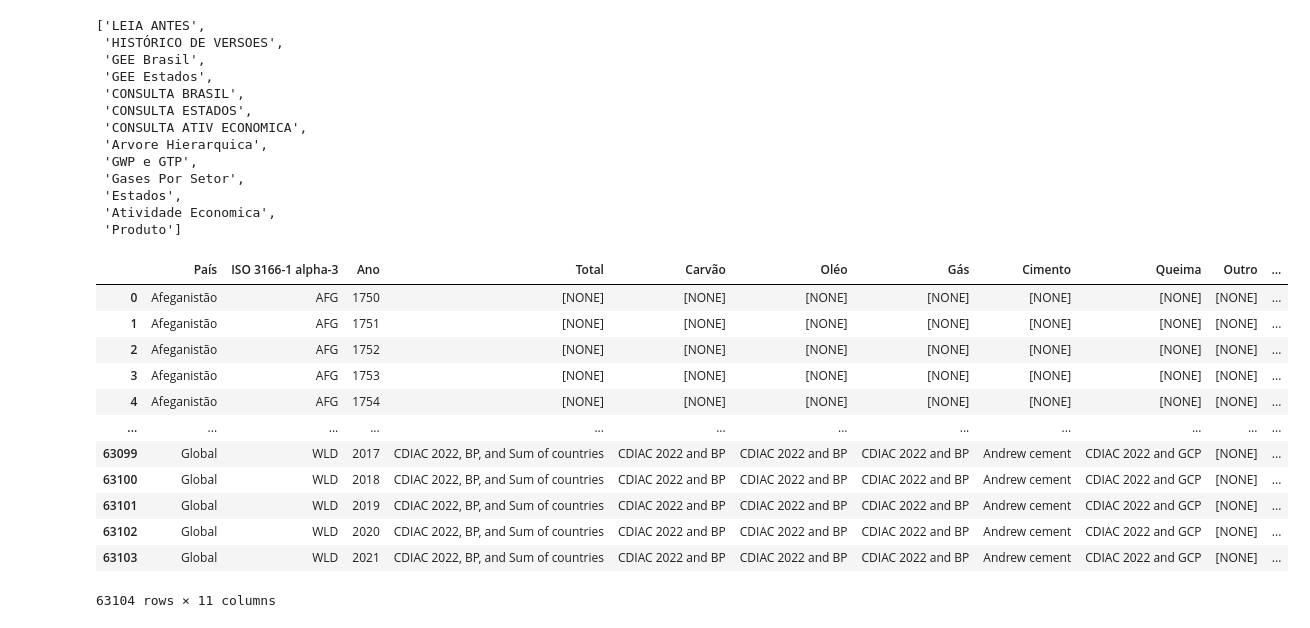
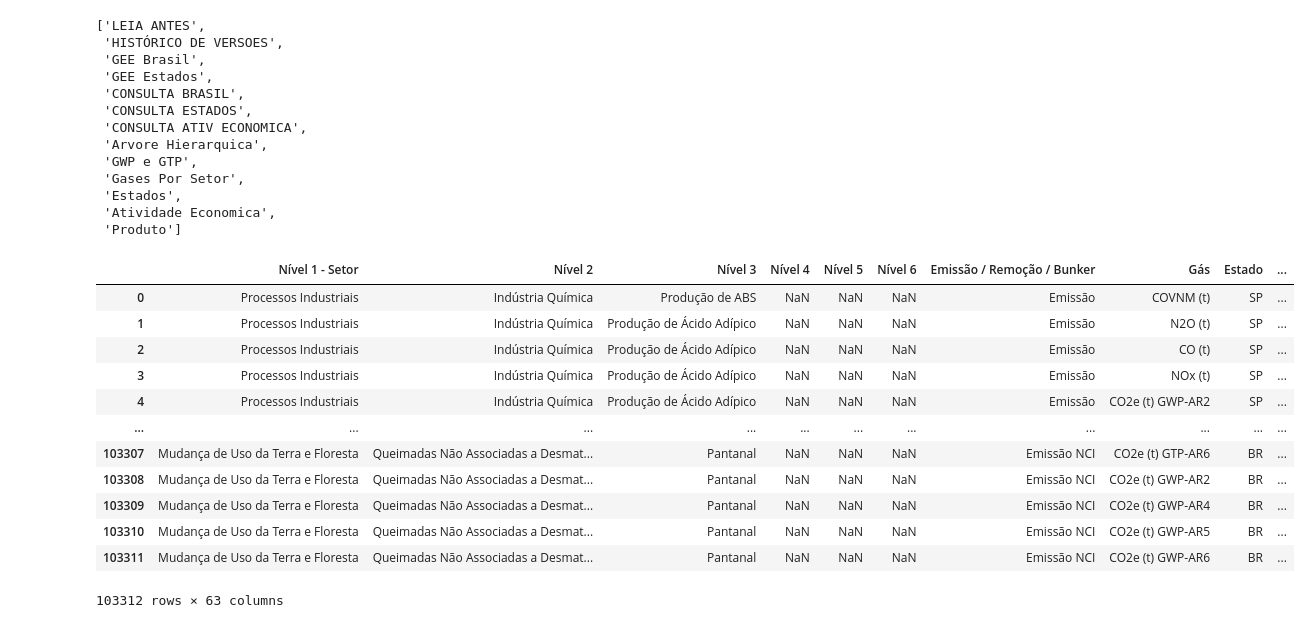
Before and after one commit to carlosclaudinolima/aulaspython, a Jupyter notebook: SEEG_01.ipynb, the cells around one changed output. Cells and saved outputs as stored; diff of their text form; code cells hidden in the pictures.

```diff
--- a/SEEG_01.ipynb
+++ b/SEEG_01.ipynb
@@ -23,18 +23,20 @@ ExcelFile(url).sheet_names
  'Atividade Economica',
  'Produto']
 # %%
-pd.read_excel(url, sheet_name='fontes')
+emissoes_gases = pd.read_excel(url, sheet_name='GEE Estados')
-# %% [output]
-|  | País | ISO 3166-1 alpha-3 | Ano | Total | Carvão | Oléo | Gás | Cimento | Queima | Outro | ... |
-| 0 | Afeganistão | AFG | 1750 | [NONE] | [NONE] | [NONE] | [NONE] | [NONE] | [NONE] | [NONE] | ... |
-| 1 | Afeganistão | AFG | 1751 | [NONE] | [NONE] | [NONE] | [NONE] | [NONE] | [NONE] | [NONE] | ... |
-| 2 | Afeganistão | AFG | 1752 | [NONE] | [NONE] | [NONE] | [NONE] | [NONE] | [NONE] | [NONE] | ... |
-| 3 | Afeganistão | AFG | 1753 | [NONE] | [NONE] | [NONE] | [NONE] | [NONE] | [NONE] | [NONE] | ... |
-| 4 | Afeganistão | AFG | 1754 | [NONE] | [NONE] | [NONE] | [NONE] | [NONE] | [NONE] | [NONE] | ... |
-| ... | ... | ... | ... | ... | ... | ... | ... | ... | ... | ... | ... |
-| 63099 | Global | WLD | 2017 | CDIAC 2022, BP, and Sum of countries | CDIAC 2022 and BP | CDIAC 2022 and BP | CDIAC 2022 and BP | Andrew cement | CDIAC 2022 and GCP | [NONE] | ... |
-| 63100 | Global | WLD | 2018 | CDIAC 2022, BP, and Sum of countries | CDIAC 2022 and BP | CDIAC 2022 and BP | CDIAC 2022 and BP | Andrew cement | CDIAC 2022 and GCP | [NONE] | ... |
-| 63101 | Global | WLD | 2019 | CDIAC 2022, BP, and Sum of countries | CDIAC 2022 and BP | CDIAC 2022 and BP | CDIAC 2022 and BP | Andrew cement | CDIAC 2022 and GCP | [NONE] | ... |
-| 63102 | Global | WLD | 2020 | CDIAC 2022, BP, and Sum of countries | CDIAC 2022 and BP | CDIAC 2022 and BP | CDIAC 2022 and BP | Andrew cement | CDIAC 2022 and GCP | [NONE] | ... |
-| 63103 | Global | WLD | 2021 | CDIAC 2022, BP, and Sum of countries | CDIAC 2022 and BP | CDIAC 2022 and BP | CDIAC 2022 and BP | Andrew cement | CDIAC 2022 and GCP | [NONE] | ... |
-63104 rows × 11 columns
+# %%
+emissoes_gases
+# %% [output]
+|  | Nível 1 - Setor | Nível 2 | Nível 3 | Nível 4 | Nível 5 | Nível 6 | Emissão / Remoção / Bunker | Gás | Estado | ... |
+| 0 | Processos Industriais | Indústria Química | Produção de ABS | NaN | NaN | NaN | Emissão | COVNM (t) | SP | ... |
+| 1 | Processos Industriais | Indústria Química | Produção de Ácido Adípico | NaN | NaN | NaN | Emissão | N2O (t) | SP | ... |
+| 2 | Processos Industriais | Indústria Química | Produção de Ácido Adípico | NaN | NaN | NaN | Emissão | CO (t) | SP | ... |
+| 3 | Processos Industriais | Indústria Química | Produção de Ácido Adípico | NaN | NaN | NaN | Emissão | NOx (t) | SP | ... |
+| 4 | Processos Industriais | Indústria Química | Produção de Ácido Adípico | NaN | NaN | NaN | Emissão | CO2e (t) GWP-AR2 | SP | ... |
+| ... | ... | ... | ... | ... | ... | ... | ... | ... | ... | ... |
+| 103307 | Mudança de Uso da Terra e Floresta | Queimadas Não Associadas a Desmat... | Pantanal | NaN | NaN | NaN | Emissão NCI | CO2e (t) GTP-AR6 | BR | ... |
+| 103308 | Mudança de Uso da Terra e Floresta | Queimadas Não Associadas a Desmat... | Pantanal | NaN | NaN | NaN | Emissão NCI | CO2e (t) GWP-AR2 | BR | ... |
+| 103309 | Mudança de Uso da Terra e Floresta | Queimadas Não Associadas a Desmat... | Pantanal | NaN | NaN | NaN | Emissão NCI | CO2e (t) GWP-AR4 | BR | ... |
+| 103310 | Mudança de Uso da Terra e Floresta | Queimadas Não Associadas a Desmat... | Pantanal | NaN | NaN | NaN | Emissão NCI | CO2e (t) GWP-AR5 | BR | ... |
+| 103311 | Mudança de Uso da Terra e Floresta | Queimadas Não Associadas a Desmat... | Pantanal | NaN | NaN | NaN | Emissão NCI | CO2e (t) GWP-AR6 | BR | ... |
+103312 rows × 63 columns
```
Also changed, not shown: parts of 10 cells of this notebook.
